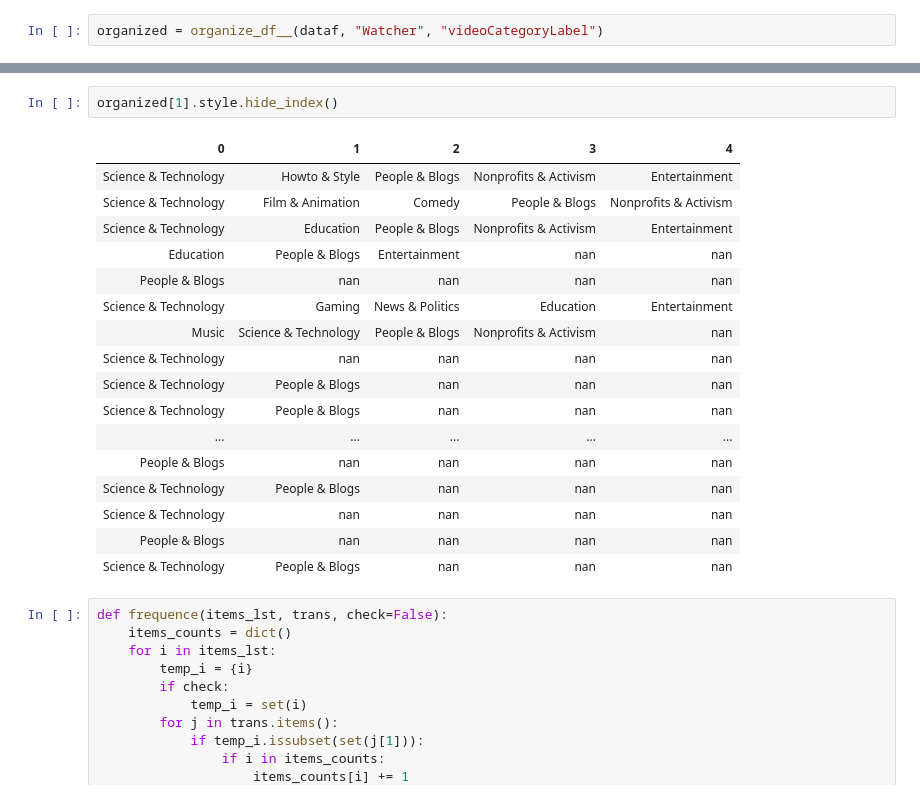
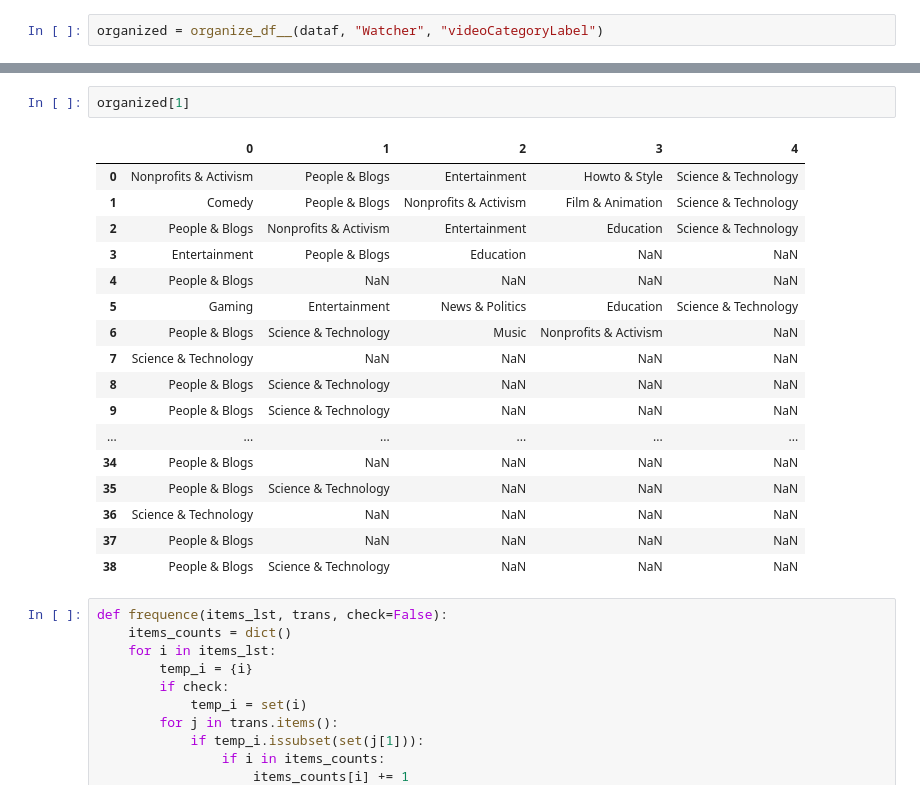
Before and after one commit to super-cinnamon/Projet_DM, a Jupyter notebook: part3.ipynb, the cells around one changed output, grey strips where cells are left out. Saved outputs shown, nothing was run; the diff lists cells and outputs as text.

```diff
--- a/part3.ipynb
+++ b/part3.ipynb
@@ -101,23 +133,23 @@ organized[0]
 # %%
-organized[1].style.hide_index()
+organized[1]
 # %% [output]
-| 0 | 1 | 2 | 3 | 4 |
-| Science & Technology | Howto & Style | People & Blogs | Nonprofits & Activism | Entertainment |
-| Science & Technology | Film & Animation | Comedy | People & Blogs | Nonprofits & Activism |
-| Science & Technology | Education | People & Blogs | Nonprofits & Activism | Entertainment |
-| Education | People & Blogs | Entertainment | nan | nan |
-| People & Blogs | nan | nan | nan | nan |
-| Science & Technology | Gaming | News & Politics | Education | Entertainment |
-| Music | Science & Technology | People & Blogs | Nonprofits & Activism | nan |
-| Science & Technology | nan | nan | nan | nan |
-| Science & Technology | People & Blogs | nan | nan | nan |
-| Science & Technology | People & Blogs | nan | nan | nan |
-| ... | ... | ... | ... | ... |
-| People & Blogs | nan | nan | nan | nan |
-| Science & Technology | People & Blogs | nan | nan | nan |
-| Science & Technology | nan | nan | nan | nan |
-| People & Blogs | nan | nan | nan | nan |
-| Science & Technology | People & Blogs | nan | nan | nan |
+|  | 0 | 1 | 2 | 3 | 4 |
+| 0 | Nonprofits & Activism | People & Blogs | Entertainment | Howto & Style | Science & Technology |
+| 1 | Comedy | People & Blogs | Nonprofits & Activism | Film & Animation | Science & Technology |
+| 2 | People & Blogs | Nonprofits & Activism | Entertainment | Education | Science & Technology |
+| 3 | Entertainment | People & Blogs | Education | NaN | NaN |
+| 4 | People & Blogs | NaN | NaN | NaN | NaN |
+| 5 | Gaming | Entertainment | News & Politics | Education | Science & Technology |
+| 6 | People & Blogs | Science & Technology | Music | Nonprofits & Activism | NaN |
+| 7 | Science & Technology | NaN | NaN | NaN | NaN |
+| 8 | People & Blogs | Science & Technology | NaN | NaN | NaN |
+| 9 | People & Blogs | Science & Technology | NaN | NaN | NaN |
+| ... | ... | ... | ... | ... | ... |
+| 34 | People & Blogs | NaN | NaN | NaN | NaN |
+| 35 | People & Blogs | Science & Technology | NaN | NaN | NaN |
+| 36 | Science & Technology | NaN | NaN | NaN | NaN |
+| 37 | People & Blogs | NaN | NaN | NaN | NaN |
+| 38 | People & Blogs | Science & Technology | NaN | NaN | NaN |
 # %%
 def frequence(items_lst, trans, check=False):
     items_counts = dict()
```
Also changed, not shown: parts of 1 cell of this notebook, 2 other files.
